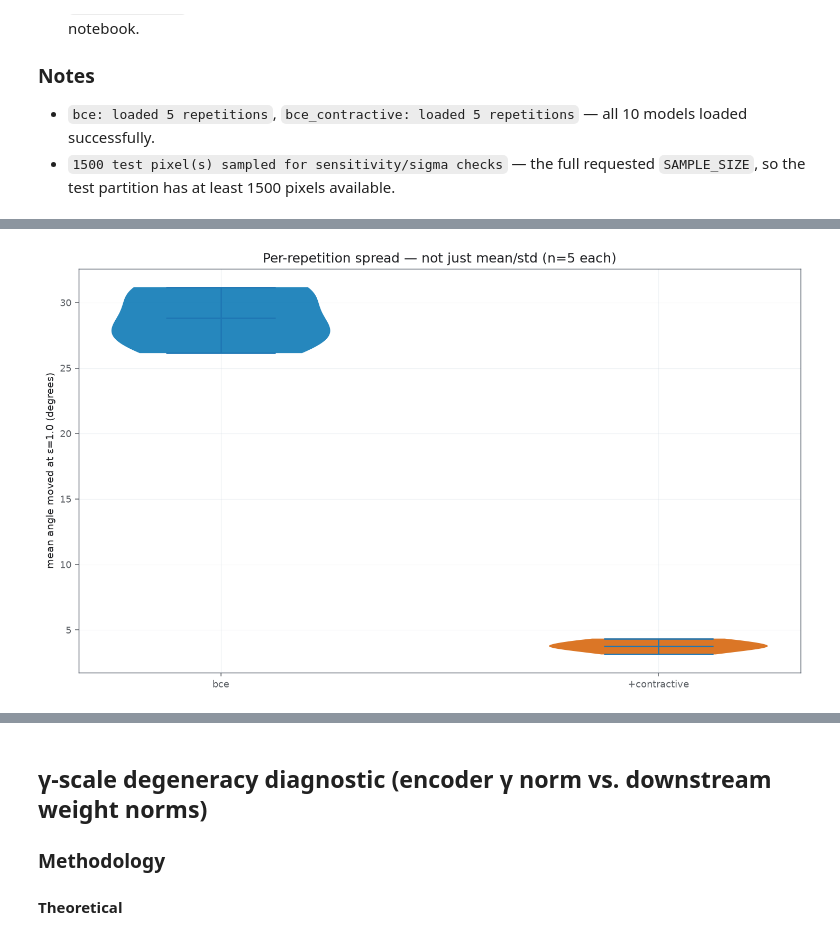
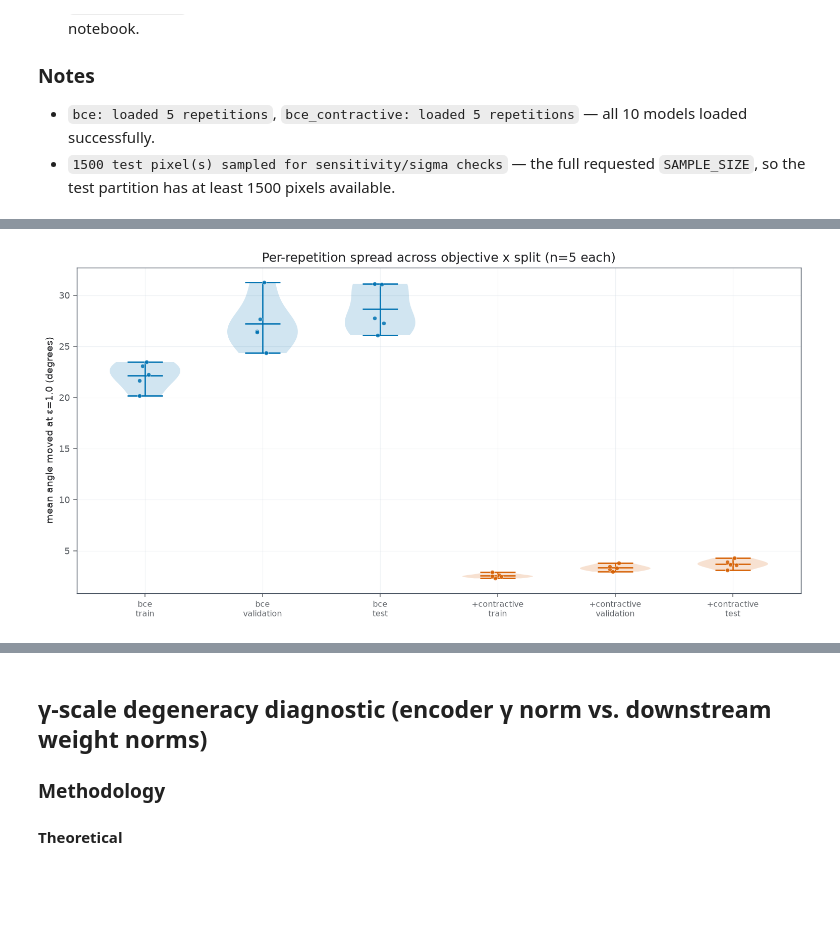
Before and after one commit to maxi7524/MSIAutoEncoderWrapper, a Jupyter notebook: assets/experiments/autoencoder_architecture/notebooks/23_08_26_architecture_predictive/part_4_contractive_verification.ipynb, the cells around one changed output, grey strips where cells are left out. Drawn from its saved outputs; the diff is of its cells as text; code cells hidden in the pictures; blank space fills up the shorter version.

```diff
--- a/assets/experiments/autoencoder_architecture/notebooks/23_08_26_architecture_predictive/part_4_contractive_verification.ipynb
+++ b/assets/experiments/autoencoder_architecture/notebooks/23_08_26_architecture_predictive/part_4_contractive_verification.ipynb
@@ -304,13 +393,15 @@ figure.tight_layout()
 sensitivity_rows = []
 for objective in GRID_ID_BY_OBJECTIVE:
     for repetition in REPETITIONS:
-        curve = sensitivity_curves[(objective, repetition)]
-        sensitivity_rows.append({
-            "objective": OBJECTIVE_LABELS[objective],
-            "repetition": repetition,
-            "mean_angle_at_eps_1.0": curve["mean_angle_degrees"][-1],
-        })
+        for split_name in SPLITS:
+            curve = sensitivity_curves[(objective, repetition, split_name)]
+            sensitivity_rows.append({
+                "objective": OBJECTIVE_LABELS[objective],
+                "repetition": repetition,
+                "split": split_name,
+                "mean_angle_at_eps_1.0": curve["mean_angle_degrees"][-1],
+            })
 
 sensitivity_frame = pd.DataFrame(sensitivity_rows)
-sensitivity_frame.groupby("objective")["mean_angle_at_eps_1.0"].agg(["mean", "std", "min", "max"])
+sensitivity_frame.groupby(["objective", "split"])["mean_angle_at_eps_1.0"].agg(["mean", "std", "min", "max"])
 # %% [output]
@@ -321,16 +416,18 @@ sensitivity_frame.groupby("objective")["mean_angle_at_eps_1.0"].agg(["mean", "st
 # %%
-figure, axis = plt.subplots(figsize=theme.figure_size, dpi=theme.figure_dpi)
 objectives = list(GRID_ID_BY_OBJECTIVE)
-labels = [OBJECTIVE_LABELS[objective] for objective in objectives]
-samples = [sensitivity_frame.loc[sensitivity_frame["objective"] == label, "mean_angle_at_eps_1.0"] for label in labels]
-parts = axis.violinplot(samples, showmeans=True, showextrema=True)
-for body, index in zip(parts["bodies"], range(len(labels))):
-    body.set_facecolor(theme.color_for_model(labels[index], index))
-    body.set_alpha(theme.primary_alpha)
-axis.set_xticks(range(1, len(labels) + 1))
-axis.set_xticklabels(labels)
-axis.set(ylabel="mean angle moved at ε=1.0 (degrees)", title="Per-repetition spread — not just mean/std (n=5 each)")
+group_keys = [(objective, split_name) for objective in objectives for split_name in SPLITS]
+group_labels = [f"{OBJECTIVE_LABELS[objective]}\n{split_name}" for objective, split_name in group_keys]
+
+figure, axis = plt.subplots(figsize=(11.0, 5.5), dpi=theme.figure_dpi)
+for index, (objective, split_name) in enumerate(group_keys):
+    values = sensitivity_frame.loc[
+        (sensitivity_frame["objective"] == OBJECTIVE_LABELS[objective]) & (sensitivity_frame["split"] == split_name), "mean_angle_at_eps_1.0"
+    ].to_numpy()
+    plot_violin_with_points(values, position=index, ax=axis, width=0.6, color=theme.color_for_model(OBJECTIVE_LABELS[objective], objectives.index(objective)))
+axis.set_xticks(range(len(group_keys)))
+axis.set_xticklabels(group_labels, fontsize=8)
+axis.set(ylabel="mean angle moved at ε=1.0 (degrees)", title="Per-repetition spread across objective x split (n=5 each)")
 axis.grid(theme.grid_visible, alpha=theme.grid_alpha)
 figure.tight_layout()
 # %% [output]
-[figure, old version]
+[figure, new version]
```
Also changed, not shown: parts of 20 cells of this notebook, 21 other files.
